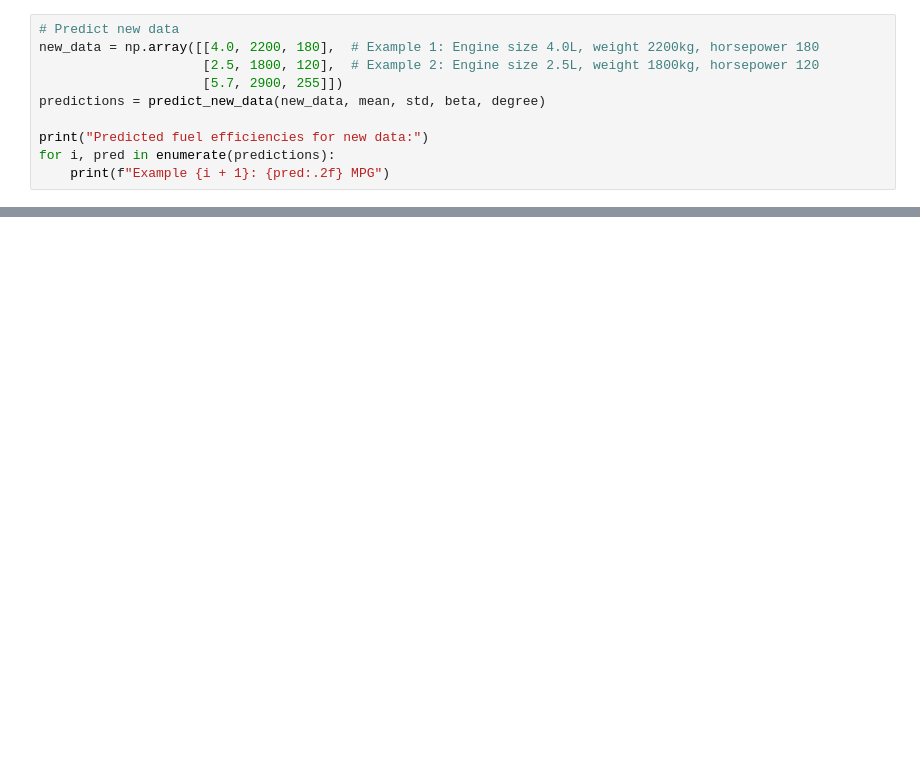
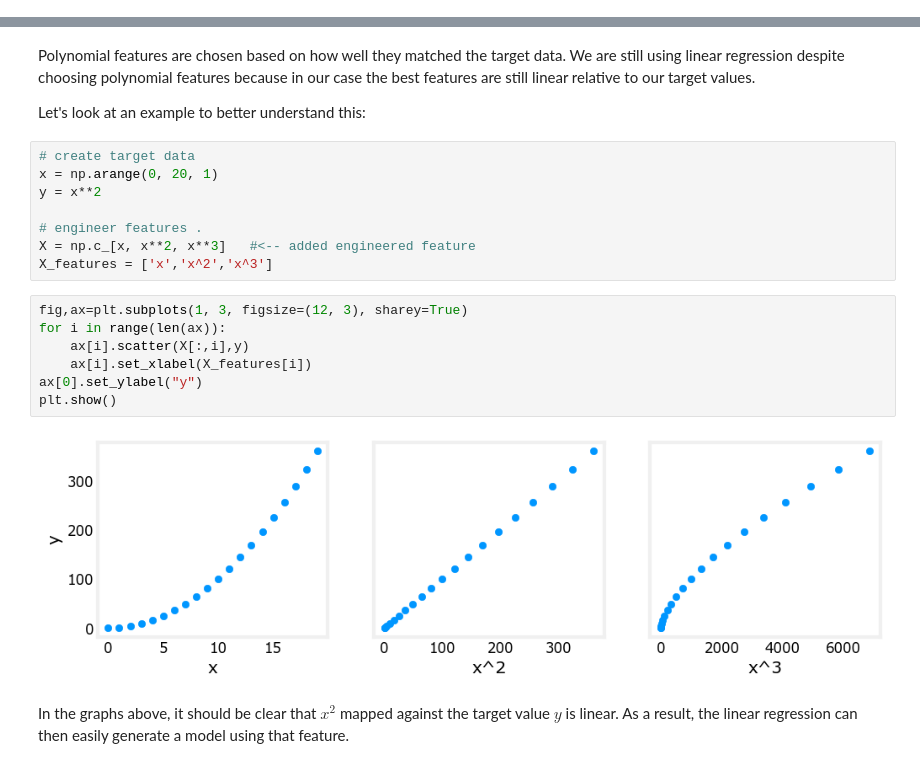
Before and after one commit to Lucas-Miller/machine_learning_specialization, a Jupyter notebook: polynomial_regression/polynomial_regression.ipynb, the cells around one changed output, grey strips where cells are left out. Drawn from its saved outputs; the diff is of its cells as text; blank space fills up the shorter version.

Commit message:
Feature Engineering & polynomial regression finished

```diff
--- a/polynomial_regression/polynomial_regression.ipynb
+++ b/polynomial_regression/polynomial_regression.ipynb
@@ -347,10 +3,0 @@ plt.show()
-# %%
-# Predict new data
-new_data = np.array([[4.0, 2200, 180],  # Example 1: Engine size 4.0L, weight 2200kg, horsepower 180
-                     [2.5, 1800, 120],  # Example 2: Engine size 2.5L, weight 1800kg, horsepower 120
-                     [5.7, 2900, 255]])
-predictions = predict_new_data(new_data, mean, std, beta, degree)
-
-print("Predicted fuel efficiencies for new data:")
-for i, pred in enumerate(predictions):
-    print(f"Example {i + 1}: {pred:.2f} MPG")
@@ -361,0 +129,23 @@ Example 3: 15.28 MPG
+# %% [markdown]
+Polynomial features are chosen based on how well they matched the target data. We are still using linear regression despite choosing polynomial features because in our case the best features are still linear relative to our target values.
+
+Let's look at an example to better understand this:
+# %%
+# create target data
+x = np.arange(0, 20, 1)
+y = x**2
+
+# engineer features .
+X = np.c_[x, x**2, x**3]   #<-- added engineered feature
+X_features = ['x','x^2','x^3']
+# %%
+fig,ax=plt.subplots(1, 3, figsize=(12, 3), sharey=True)
+for i in range(len(ax)):
+    ax[i].scatter(X[:,i],y)
+    ax[i].set_xlabel(X_features[i])
+ax[0].set_ylabel("y")
+plt.show()
+# %% [output]
+[figure, added]
+# %% [markdown]
+In the graphs above, it should be clear that $x^2$ mapped against the target value $y$ is linear. As a result, the linear regression can then easily generate a model using that feature.
```
Also changed, not shown: parts of 36 cells of this notebook.
